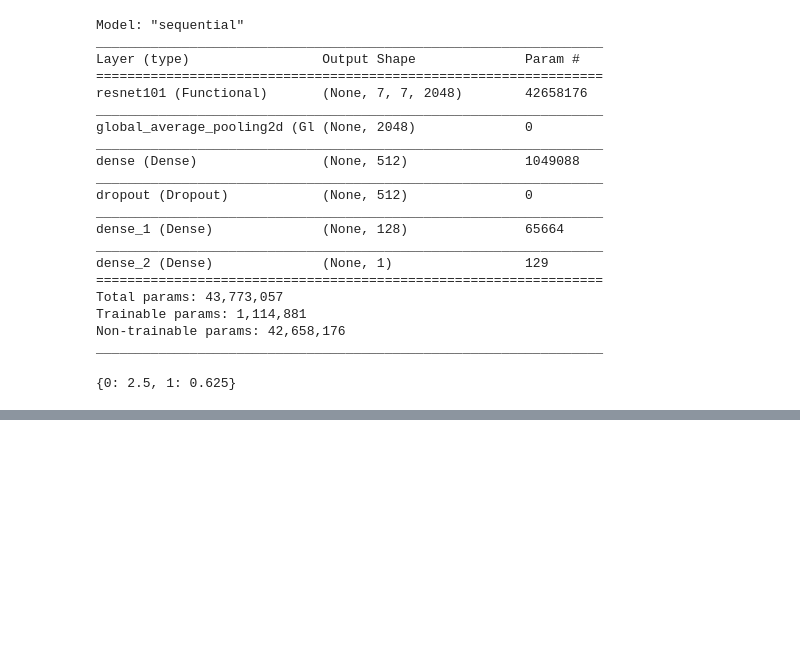
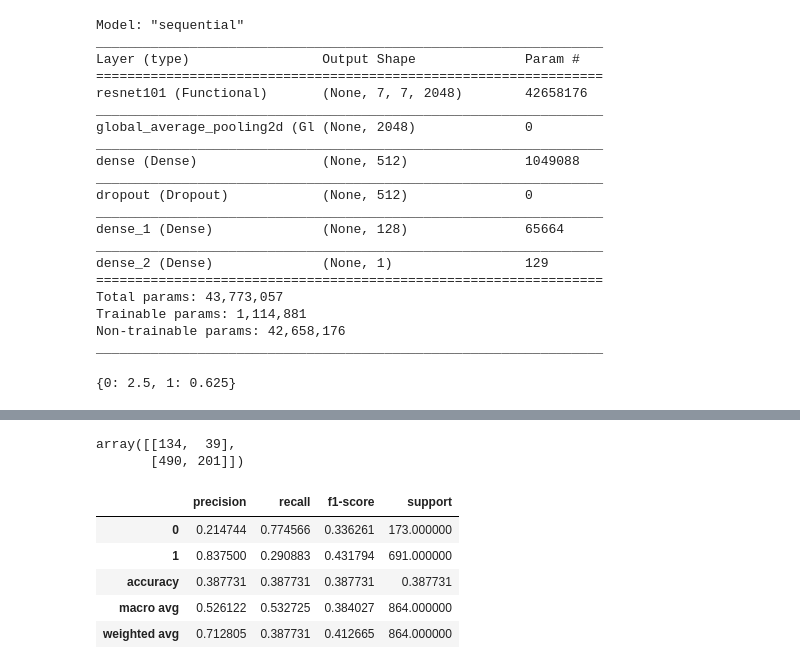
Before and after one commit to chayansraj/Vision-Transformer-Research, a Jupyter notebook: resnet/resnet.ipynb, the cells around one changed output, grey strips where cells are left out. Saved outputs shown, nothing was run; the diff lists cells and outputs as text; code cells hidden in the pictures; blank space fills up the shorter version.

```diff
--- a/resnet/resnet.ipynb
+++ b/resnet/resnet.ipynb
@@ -184,5 +176,23 @@ predcited_classes = reconstructed_model.predict_classes(test_data)
 # %%
 predicted_probs = reconstructed_model.predict(test_data)
+# %%
+y_true = test_data.classes
+# %%
+y_pred = predcited_classes.reshape(1, len(test_data.classes))
+# %%
+confusion_matrix(y_true= y_true , y_pred=y_pred[0])
+# %% [output]
+array([[134,  39],
+       [490, 201]])
+# %%
+pd.DataFrame(classification_report(y_true, y_pred[0], output_dict=True)).T
+# %% [output]
+|  | precision | recall | f1-score | support |
+| 0 | 0.214744 | 0.774566 | 0.336261 | 173.000000 |
+| 1 | 0.837500 | 0.290883 | 0.431794 | 691.000000 |
+| accuracy | 0.387731 | 0.387731 | 0.387731 | 0.387731 |
+| macro avg | 0.526122 | 0.532725 | 0.384027 | 864.000000 |
+| weighted avg | 0.712805 | 0.387731 | 0.412665 | 864.000000 |
 # %%
 # %%
 from sklearn.metrics import roc_auc_score, roc_curve, RocCurveDisplay, auc
```
Also changed, not shown: parts of 8 cells of this notebook, 2 other files.
